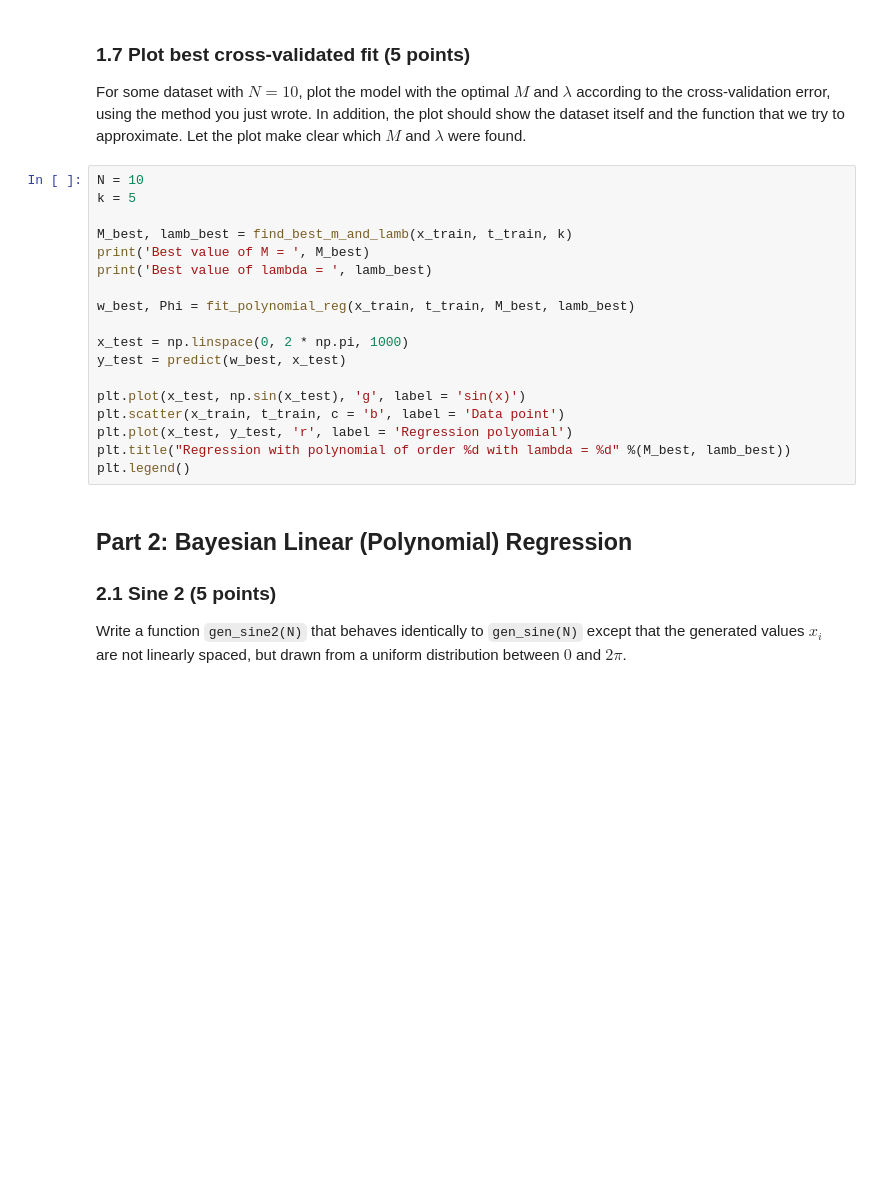
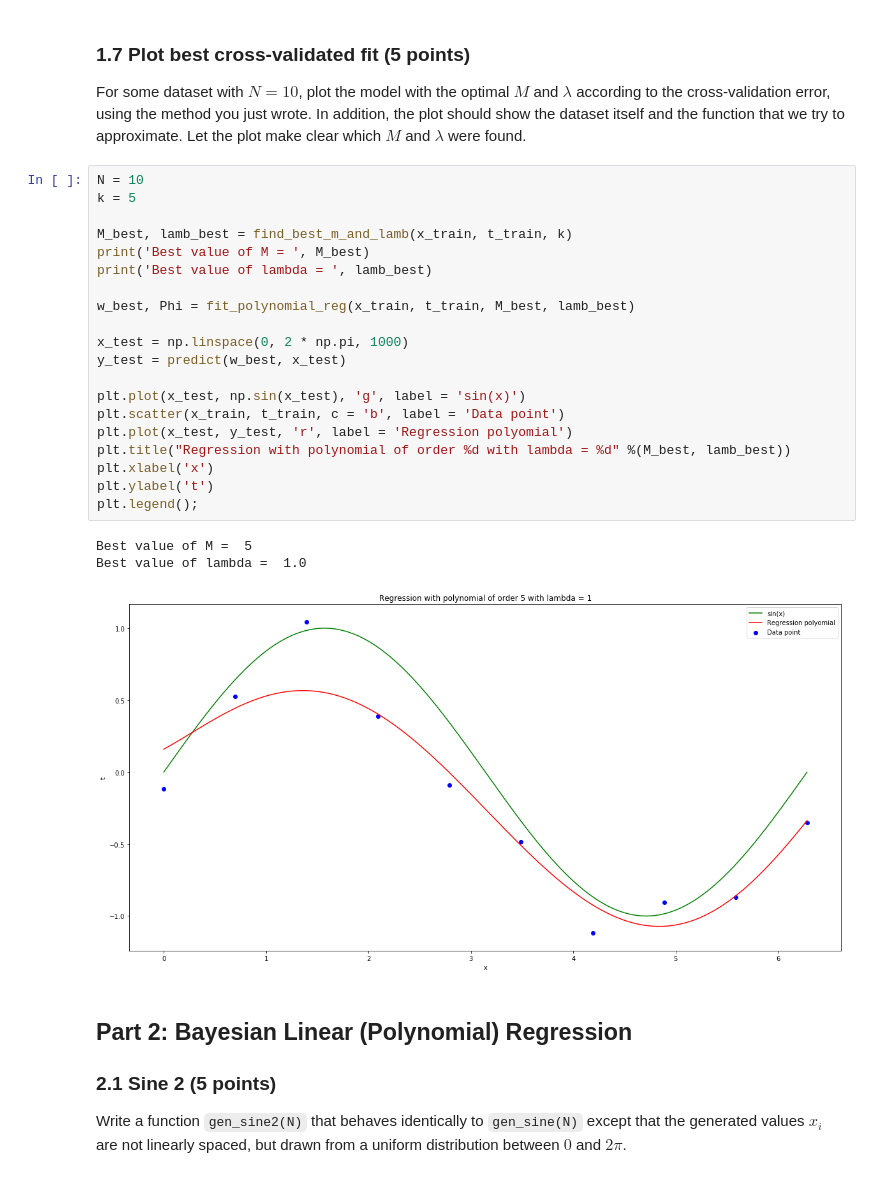
Before and after one commit to ioangatop/MachineLearning, a Jupyter notebook: 12141666_12166804_lab1.ipynb, the cells around one changed output. Saved outputs shown, nothing was run; the diff lists cells and outputs as text; blank space fills up the shorter version.

```diff
--- a/12141666_12166804_lab1.ipynb
+++ b/12141666_12166804_lab1.ipynb
@@ -336,21 +371,27 @@ For some dataset with $N = 10$, plot the model with the optimal $M$ and $\lambda
 # %%
 N = 10
 k = 5
 
 M_best, lamb_best = find_best_m_and_lamb(x_train, t_train, k)
 print('Best value of M = ', M_best)
 print('Best value of lambda = ', lamb_best)
 
 w_best, Phi = fit_polynomial_reg(x_train, t_train, M_best, lamb_best)
 
 x_test = np.linspace(0, 2 * np.pi, 1000)
 y_test = predict(w_best, x_test)
 
 plt.plot(x_test, np.sin(x_test), 'g', label = 'sin(x)')
 plt.scatter(x_train, t_train, c = 'b', label = 'Data point')
 plt.plot(x_test, y_test, 'r', label = 'Regression polyomial')
 plt.title("Regression with polynomial of order %d with lambda = %d" %(M_best, lamb_best))
-plt.legend()
+plt.xlabel('x')
+plt.ylabel('t')
+plt.legend();
+# %% [output]
+Best value of M =  5
+Best value of lambda =  1.0
+[figure, added]
 # %% [markdown]
 ## Part 2: Bayesian Linear (Polynomial) Regression
 
```
Also changed, not shown: parts of 6 cells of this notebook.
